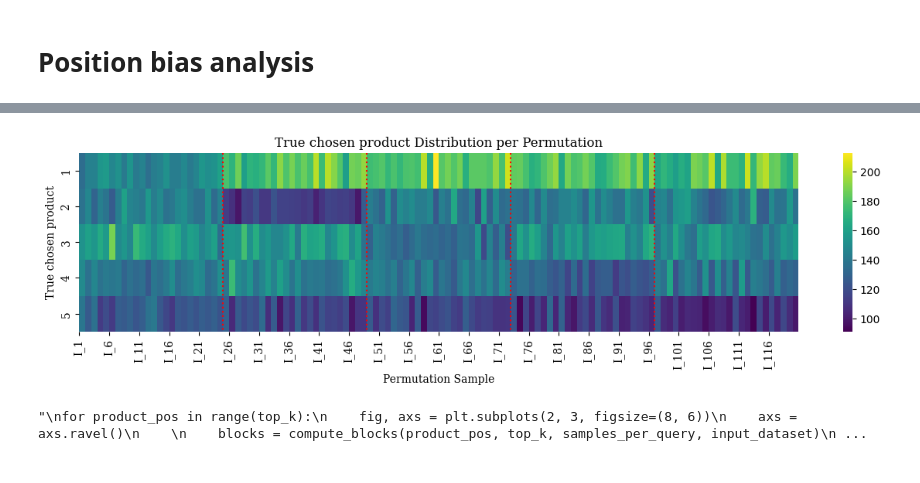
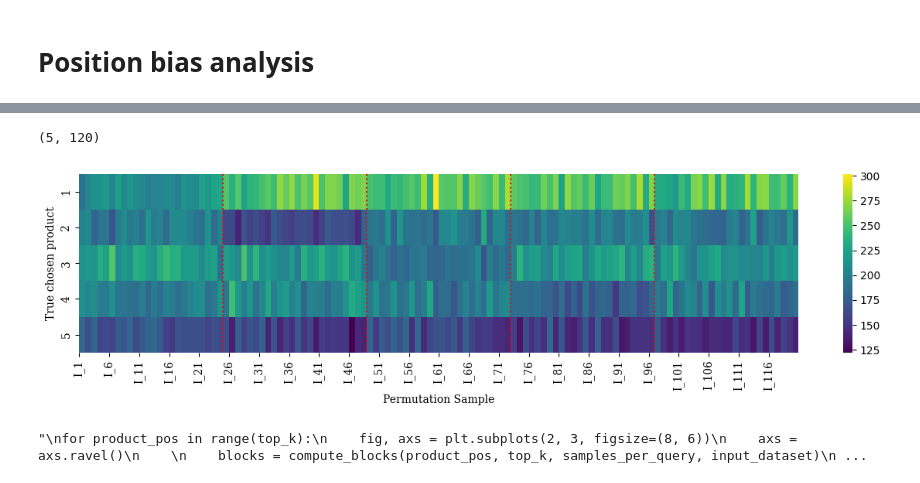
Before and after one commit to GoComputing/LLM-Bias-Research, a Jupyter notebook: notebooks/initialBias_analysis.ipynb, the cells around one changed output, grey strips where cells are left out. Cells and saved outputs as stored; diff of their text form; code cells hidden in the pictures.

Commit message:
Reimplemented contingency matrix

```diff
--- a/notebooks/initialBias_analysis.ipynb
+++ b/notebooks/initialBias_analysis.ipynb
@@ -476,7 +476,7 @@ for i,result_sample in enumerate(results):
 
 
 skip_samples = True
-skip_queries = True
+skip_queries = False
 contingency_matrix = np.zeros((top_k, samples_per_query))
 
 for i,(result_sample,query_info) in enumerate(zip(results, input_dataset['queries'])):
@@ -515,3 +542,7 @@ Reject the null hypothesis: distributions differ across permutations.
+# %%
+contingency_matrix.shape
+# %% [output]
+(5, 120)
 # %%
 import seaborn as sns
 import matplotlib.pyplot as plt
@@ -521,35 +552,35 @@ swap_axes = False
 fig, ax = plt.subplots(figsize=(8, 10) if swap_axes else (15, 3))
 sns.heatmap(contingency_matrix.T if swap_axes else contingency_matrix, cmap="viridis", ax=ax)
 
 for i in range(1, top_k):
     ax.plot([0, top_k] if swap_axes else [24*i, 24*i], [24*i, 24*i] if swap_axes else [0, top_k], linestyle = 'dotted', color='red')
 
 step = 5
 tick_locs = list(range(0, samples_per_query, step))
 tick_labels = [f"I_{s+1}" for s in tick_locs]
 
 set_xticklabels = ax.set_yticklabels if swap_axes else ax.set_xticklabels
 set_xticks = ax.set_yticks if swap_axes else ax.set_xticks
 set_yticklabels = ax.set_xticklabels if swap_axes else ax.set_yticklabels
 set_yticks = ax.set_xticks if swap_axes else ax.set_yticks
 set_xlabel = ax.set_ylabel if swap_axes else ax.set_xlabel
 set_ylabel = ax.set_xlabel if swap_axes else ax.set_ylabel
 
 font_config = {'fontname':'Serif'}
 
 set_yticklabels(range(1, top_k+1), **font_config)
 set_xticks(tick_locs)
 set_xticklabels(tick_labels, **font_config)
 
 set_ylabel("True chosen product", **font_config)
 set_xlabel("Permutation Sample", **font_config)
-ax.set_title("True chosen product Distribution per Permutation", **font_config)
+# ax.set_title("True chosen product Distribution per Permutation", **font_config)
 
 plt.savefig(f"../figures/all_distribution_probabilities__{'vertical' if swap_axes else 'horizontal'}.pdf", format="pdf", bbox_inches="tight")
 
 plt.show()
 # %% [output]
-[figure, old version]
+[figure, new version]
 # %%
 import matplotlib.pyplot as plt
 
```
Also changed, not shown: parts of 4 cells of this notebook.
